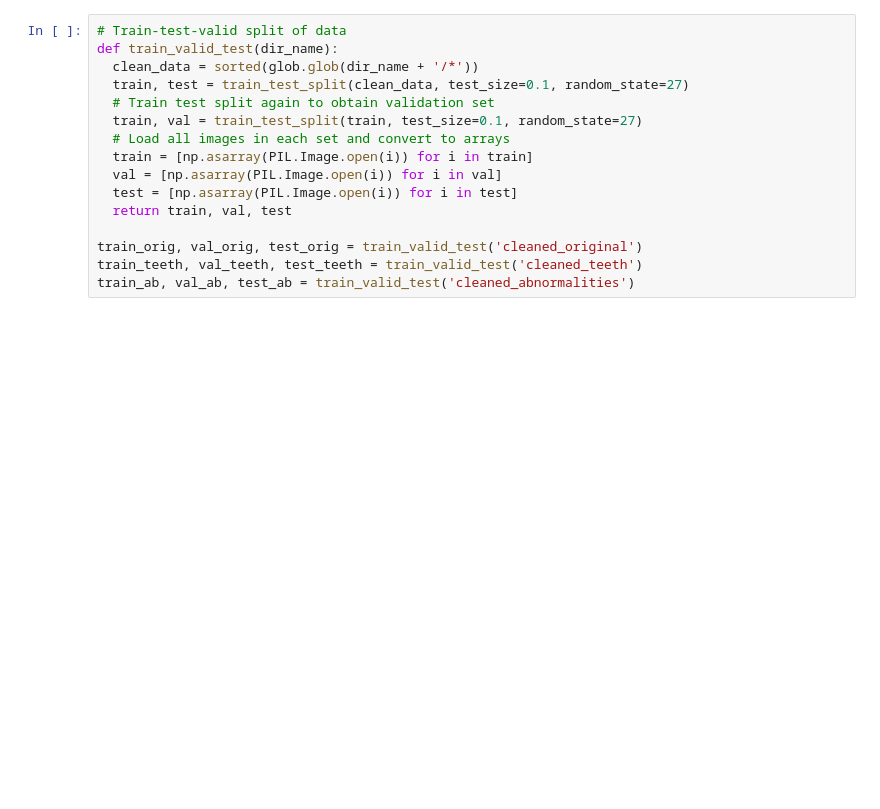
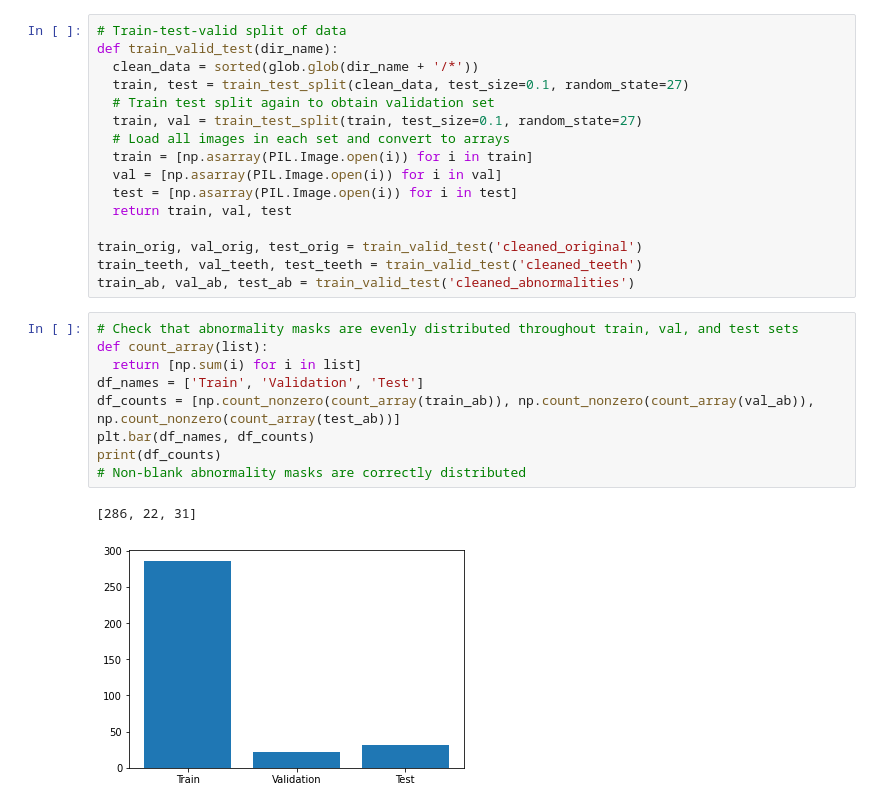
Before and after one commit to dmunger27/dental-xray-segmentation, a Jupyter notebook: Data_Preprocessing_and_Exploration.ipynb, the cells around one changed output. Cells and saved outputs as stored; diff of their text form; blank space fills up the shorter version.

Commit message:
added more plots

```diff
--- a/Data_Preprocessing_and_Exploration.ipynb
+++ b/Data_Preprocessing_and_Exploration.ipynb
@@ -226,3 +226,15 @@ def train_valid_test(dir_name):
 train_orig, val_orig, test_orig = train_valid_test('cleaned_original')
 train_teeth, val_teeth, test_teeth = train_valid_test('cleaned_teeth')
 train_ab, val_ab, test_ab = train_valid_test('cleaned_abnormalities')
+# %%
+# Check that abnormality masks are evenly distributed throughout train, val, and test sets
+def count_array(list):
+  return [np.sum(i) for i in list]
+df_names = ['Train', 'Validation', 'Test']
+df_counts = [np.count_nonzero(count_array(train_ab)), np.count_nonzero(count_array(val_ab)), np.count_nonzero(count_array(test_ab))]
+plt.bar(df_names, df_counts)
+print(df_counts)
+# Non-blank abnormality masks are correctly distributed
+# %% [output]
+[286, 22, 31]
+[figure, added]
```
